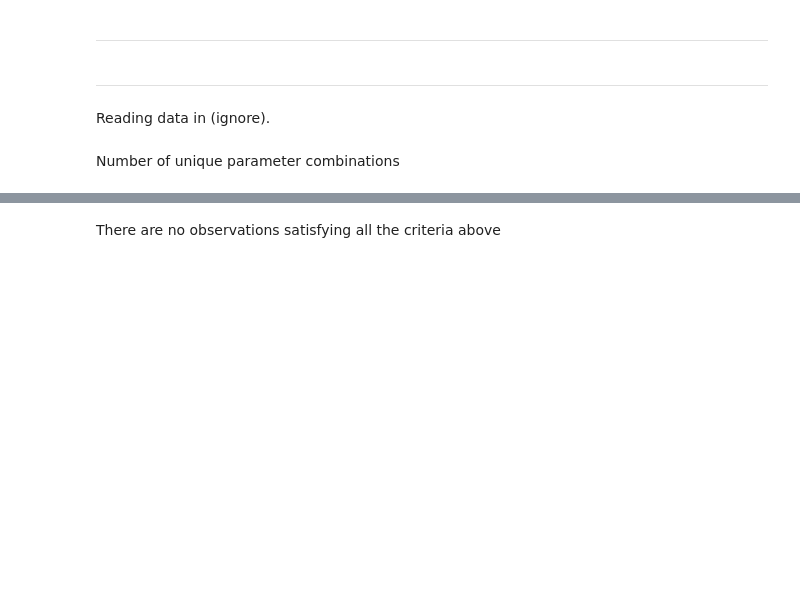
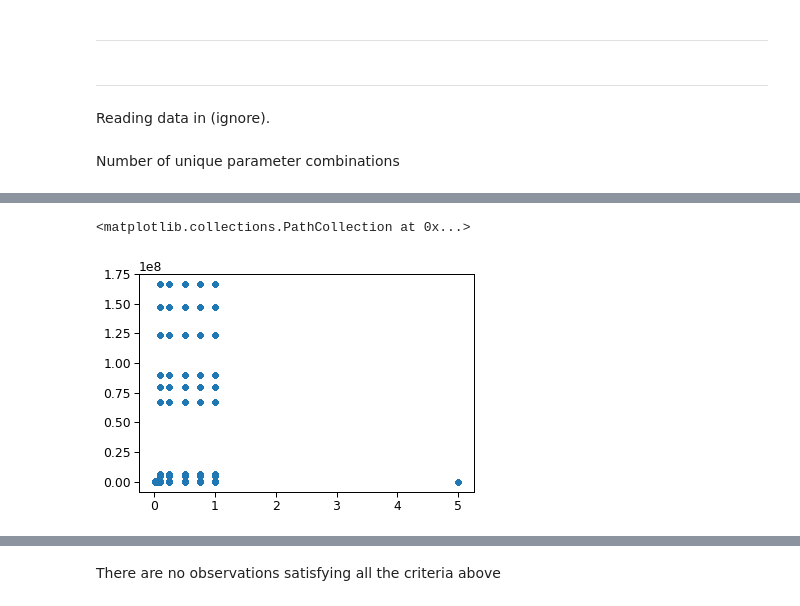
Before and after one commit to halflearned/FHHPS, a Jupyter notebook: scripts/empirical_figures.ipynb, the cells around one changed output, grey strips where cells are left out. Cells and saved outputs as stored; diff of their text form; code cells hidden in the pictures; blank space fills up the shorter version.

```diff
--- a/scripts/empirical_figures.ipynb
+++ b/scripts/empirical_figures.ipynb
@@ -100,0 +89,6 @@ df[(df["VarA"] < 100) & (df["VarA"] > 0)][params]#.agg(["min", "mean", "median",
+# %%
+cond = (df["output_bw1_const_step2"] < 1) &(df["output_bw2_const"] < 1)
+plt.scatter(df[cond]["shock_bw2_const"], df[cond]["VarA"])
+# %% [output]
+<matplotlib.collections.PathCollection at 0x...>
+[figure, added]
```
Also changed, not shown: parts of 15 cells of this notebook, 1 other file.
